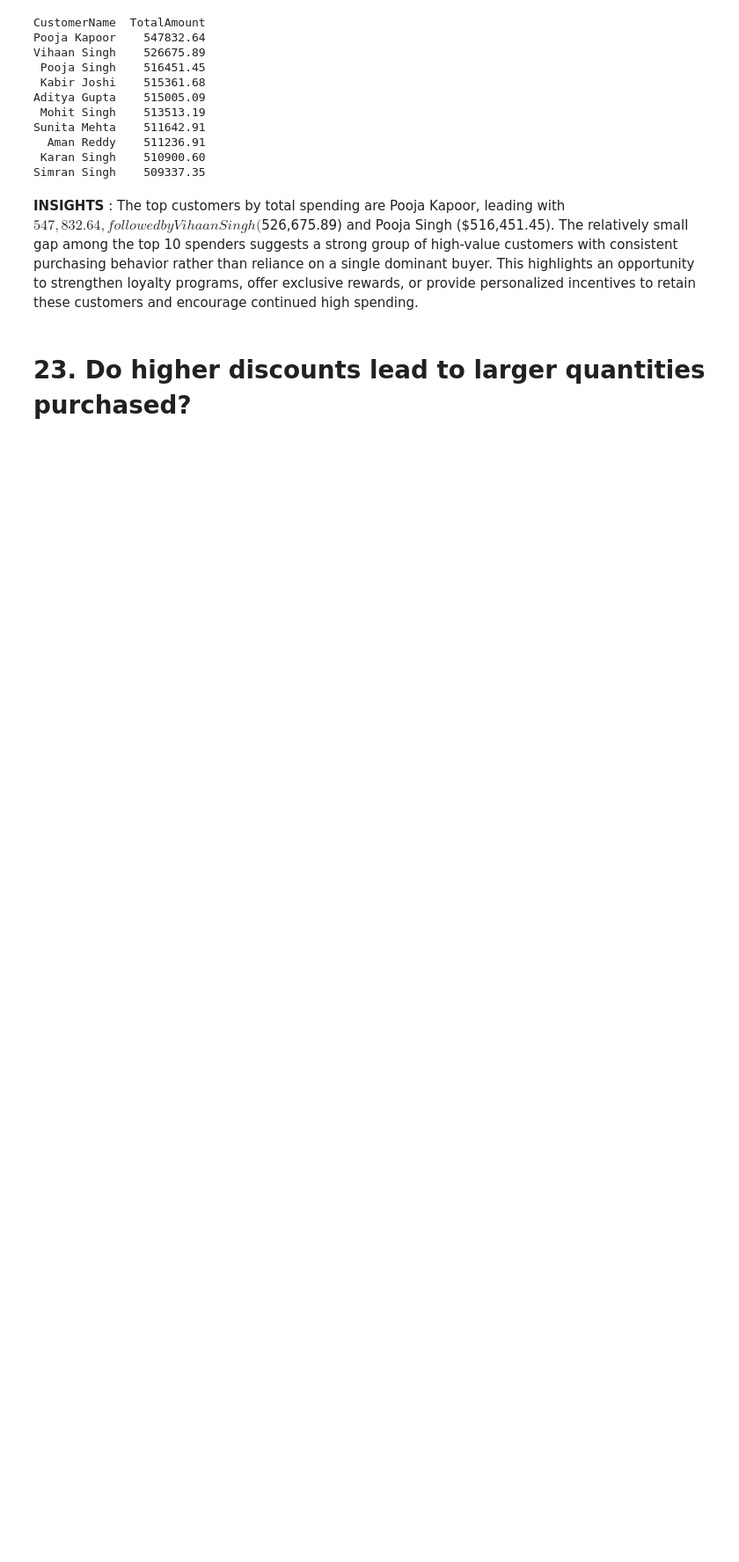
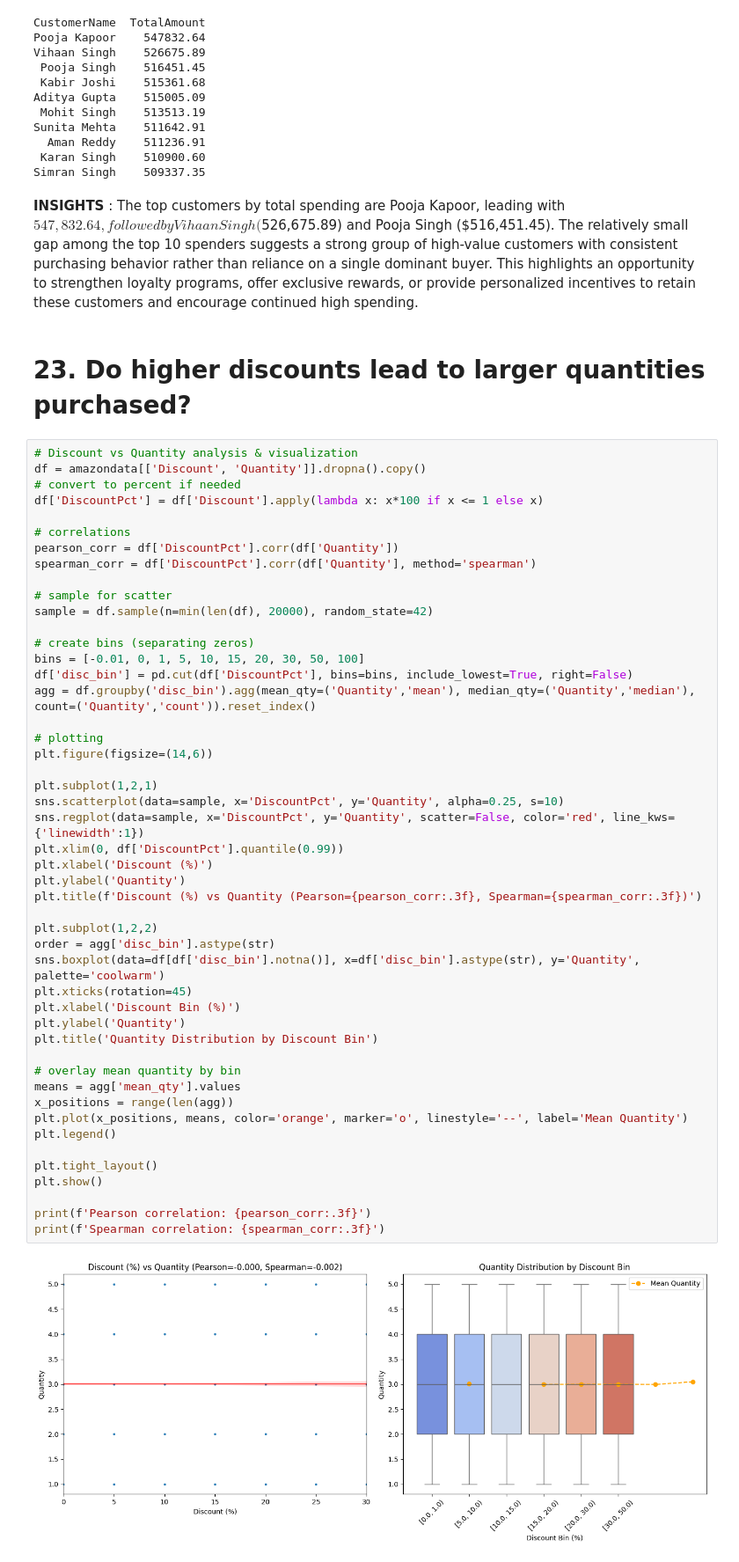
Before and after one commit to bsit2c2025/itcs204_finalsproject_agawin, a Jupyter notebook: MPDA_Agawin.ipynb, the cells around one changed output. Shown at 88% size. Drawn from its saved outputs; the diff is of its cells as text; blank space fills up the shorter version.

```diff
--- a/MPDA_Agawin.ipynb
+++ b/MPDA_Agawin.ipynb
@@ -1068,3 +1068,53 @@ Simran Singh    509337.35
 **INSIGHTS** : The top customers by total spending are Pooja Kapoor, leading with $547,832.64, followed by Vihaan Singh ($526,675.89) and Pooja Singh ($516,451.45). The relatively small gap among the top 10 spenders suggests a strong group of high-value customers with consistent purchasing behavior rather than reliance on a single dominant buyer. This highlights an opportunity to strengthen loyalty programs, offer exclusive rewards, or provide personalized incentives to retain these customers and encourage continued high spending.
 # %% [markdown]
 # 23. Do higher discounts lead to larger quantities purchased?
+# %%
+# Discount vs Quantity analysis & visualization
+df = amazondata[['Discount', 'Quantity']].dropna().copy()
+# convert to percent if needed
+df['DiscountPct'] = df['Discount'].apply(lambda x: x*100 if x <= 1 else x)
+
+# correlations
+pearson_corr = df['DiscountPct'].corr(df['Quantity'])
+spearman_corr = df['DiscountPct'].corr(df['Quantity'], method='spearman')
+
+# sample for scatter
+sample = df.sample(n=min(len(df), 20000), random_state=42)
+
+# create bins (separating zeros)
+bins = [-0.01, 0, 1, 5, 10, 15, 20, 30, 50, 100]
+df['disc_bin'] = pd.cut(df['DiscountPct'], bins=bins, include_lowest=True, right=False)
+agg = df.groupby('disc_bin').agg(mean_qty=('Quantity','mean'), median_qty=('Quantity','median'), count=('Quantity','count')).reset_index()
+
+# plotting
+plt.figure(figsize=(14,6))
+
+plt.subplot(1,2,1)
+sns.scatterplot(data=sample, x='DiscountPct', y='Quantity', alpha=0.25, s=10)
+sns.regplot(data=sample, x='DiscountPct', y='Quantity', scatter=False, color='red', line_kws={'linewidth':1})
+plt.xlim(0, df['DiscountPct'].quantile(0.99))
+plt.xlabel('Discount (%)')
+plt.ylabel('Quantity')
+plt.title(f'Discount (%) vs Quantity (Pearson={pearson_corr:.3f}, Spearman={spearman_corr:.3f})')
+
+plt.subplot(1,2,2)
+order = agg['disc_bin'].astype(str)
+sns.boxplot(data=df[df['disc_bin'].notna()], x=df['disc_bin'].astype(str), y='Quantity', palette='coolwarm')
+plt.xticks(rotation=45)
+plt.xlabel('Discount Bin (%)')
+plt.ylabel('Quantity')
+plt.title('Quantity Distribution by Discount Bin')
+
+# overlay mean quantity by bin
+means = agg['mean_qty'].values
+x_positions = range(len(agg))
+plt.plot(x_positions, means, color='orange', marker='o', linestyle='--', label='Mean Quantity')
+plt.legend()
+
+plt.tight_layout()
+plt.show()
+
+print(f'Pearson correlation: {pearson_corr:.3f}')
+print(f'Spearman correlation: {spearman_corr:.3f}')
+# %% [output]
+[figure, added]
```
Also changed, not shown: parts of 7 cells of this notebook.
